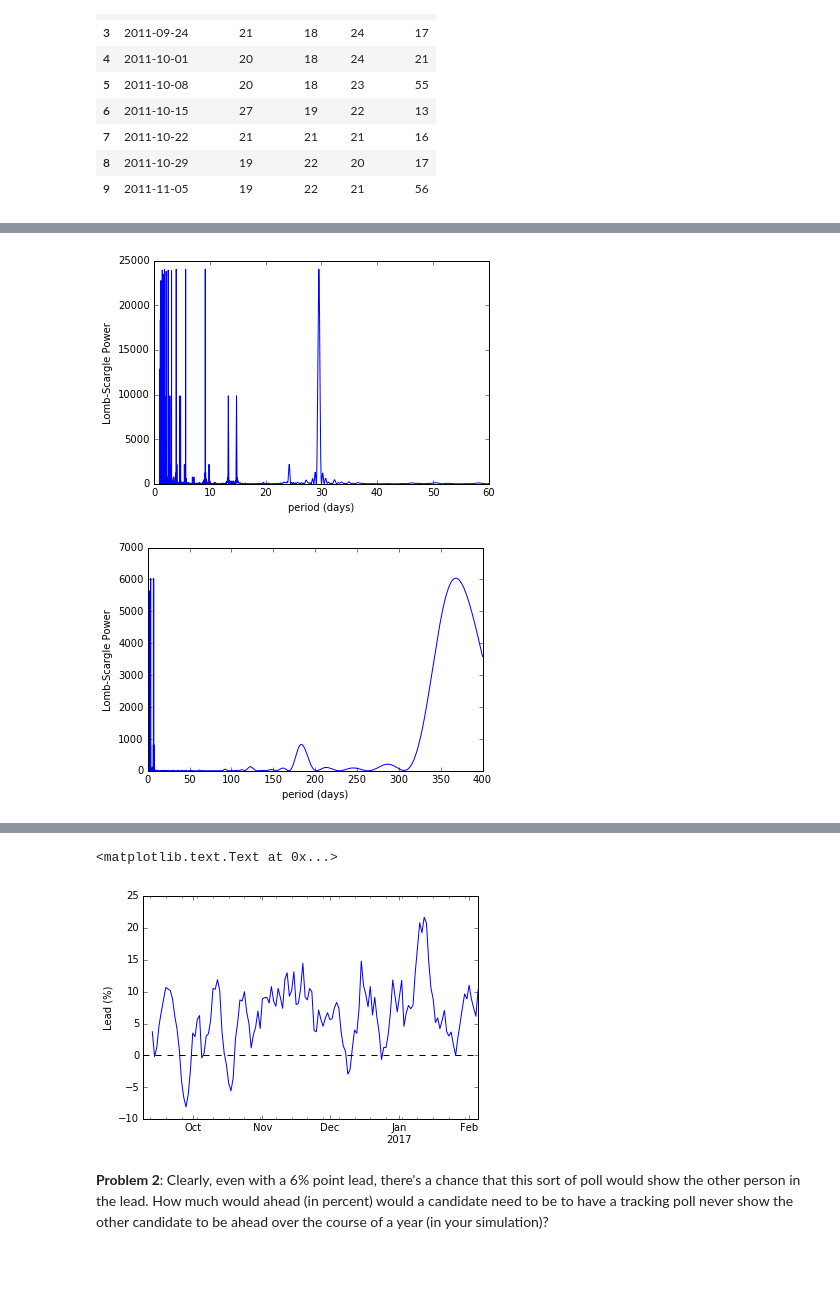
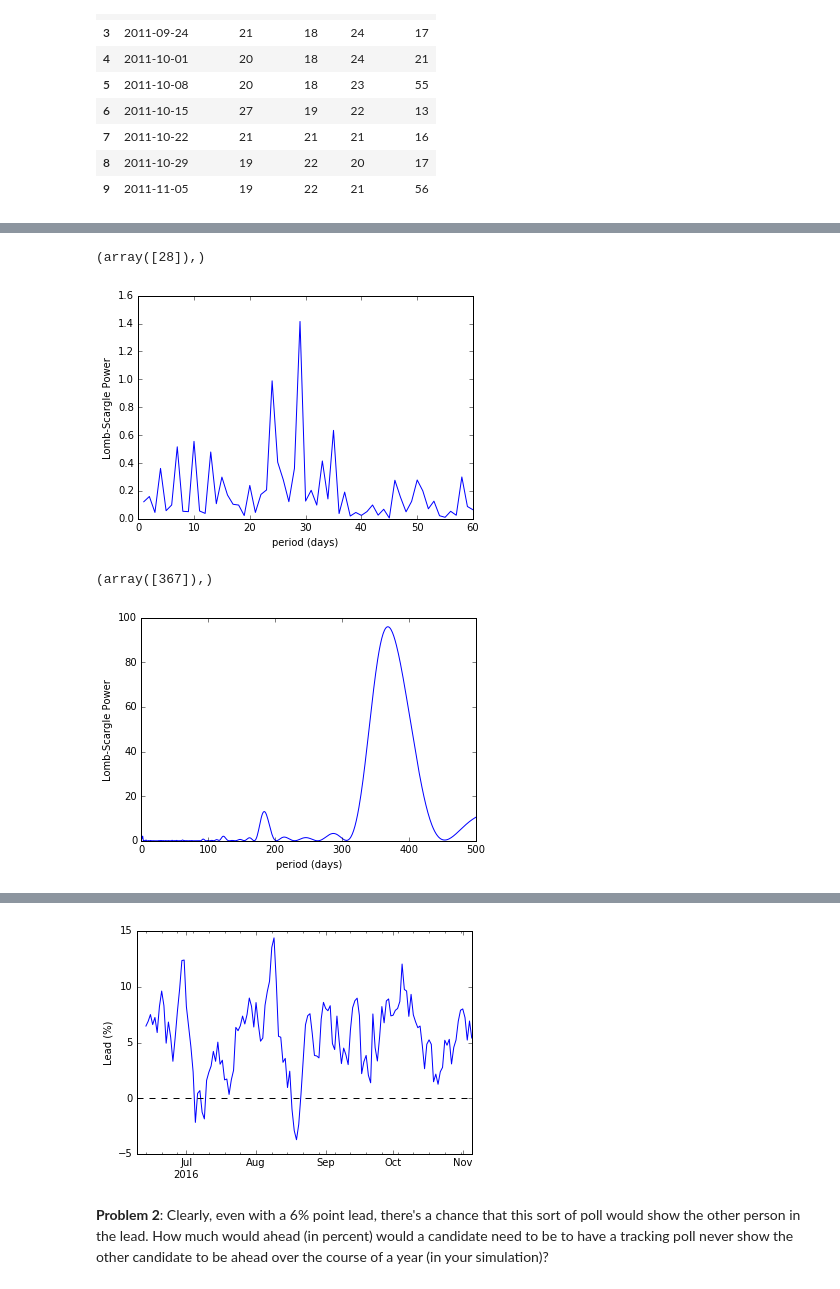
Before and after one commit to irinaene/py-ay250-hw, a Jupyter notebook: hw_1/hw_1_assignment.ipynb, the cells around one changed output, grey strips where cells are left out. Saved outputs shown, nothing was run; the diff lists cells and outputs as text; code cells hidden in the pictures.

```diff
--- a/hw_1/hw_1_assignment.ipynb
+++ b/hw_1/hw_1_assignment.ipynb
@@ -489,31 +490,36 @@ data.plot(x='time', y='full moon')
 [figure]
 # %%
 # Choose a period grid
-periods = np.linspace(1, 60, 100000)
+periods = np.linspace(1, 60, 60)
 ang_freqs = 2 * np.pi / periods
 
 # compute the (unnormalized) periodogram
 # note pre-centering of y values!
-power = lombscargle(data['time'].values,data['full moon'].values-np.mean(data['full moon'].values), ang_freqs)
+power = lombscargle(data['time'].values,(data['full moon'].values-np.mean(data['full moon'].values))\
+                    /np.std(data['full moon'].values), ang_freqs)
 
 # normalize the power
 N = len(data['time'].values)
 
 # plot the results
 fig, ax = plt.subplots()
 #ax.plot(periods, np.sqrt(4*(power/N)))
 ax.plot(periods, power)
-ax.set(xlabel='period (days)', ylabel='Lomb-Scargle Power');
+ax.set_xlabel('period (days)')
+ax.set_ylabel('Lomb-Scargle Power')
+np.where(power == np.max(power))
 # %% [output]
+(array([28]),)
-[figure, old version]
+[figure, new version]
 # %%
 # Choose a period grid
-periods = np.linspace(1, 400, 100000)
+periods = np.linspace(1, 500, 500)
 ang_freqs = 2 * np.pi / periods
 
 # compute the (unnormalized) periodogram
 # note pre-centering of y values!
-power = lombscargle(data['time'].values,data['ice cream'].values-np.mean(data['ice cream'].values), ang_freqs)
+power = lombscargle(data['time'].values,(data['ice cream'].values-np.mean(data['ice cream'].values))\
+                    /np.std(data['ice cream'].values), ang_freqs)
 
 # normalize the power
 N = len(data['time'].values)
@@ -522,9 +528,12 @@ N = len(data['time'].values)
 fig, ax = plt.subplots()
 #ax.plot(periods, np.sqrt(4*(power/N)))
 ax.plot(periods, power)
-ax.set(xlabel='period (days)', ylabel='Lomb-Scargle Power');
+ax.set_xlabel('period (days)')
+ax.set_ylabel('Lomb-Scargle Power')
+np.where(power == np.max(power))
 # %% [output]
+(array([367]),)
-[figure, old version]
+[figure, new version]
 # %% [markdown]
 # #4: Reproducing some insights about the Election
 
@@ -537,11 +546,14 @@ Nate ("not a genius, just a Bayesian") Silver writes often about polls and their
 https://twitter.com/NateSilver538/status/769565612955824128
 # %%
 # your code here
-### function to compute the 5-day rolling average lead
+### function to compute the 5-day rolling average lead (assuming only 2 candidates and people will choose one
+### of the two candidates, i.e. they will not abstain or vote for somebody else)
 def compute_lead(pt_lead, stddev, days, num_ppl):
-    lead_per = (50. + pt_lead/2.)/100. # percentage
+    # percentage of votes needed to have a lead given by pt_lead
+    lead_per = (50. + pt_lead/2.)/100.
+    # generate votes
     data = pd.Series(np.random.normal(loc=lead_per*num_ppl,scale=stddev,size=days), \
-                 index=pd.date_range('9/9/2016', periods=days))
+                 index=pd.date_range('6/9/2016', periods=days))
     # 5 day rolling average
     roll_avg = data.rolling(center=False,window=5).mean()
     roll_avg = roll_avg/num_ppl
@@ -550,16 +562,15 @@ def compute_lead(pt_lead, stddev, days, num_ppl):
 
 ### generate some fake data
 pt_lead = 6
-stddev = 10 # assume a standard deviation of 10
+stddev = 8 # assume a standard deviation of 10
 days = 150 # 5-months period
-num_ppl = 200.
+num_ppl = 200. # people polled per day
 lead = compute_lead(pt_lead, stddev, days, num_ppl)
 lead.plot()
 plt.axhline(0,color='k',ls='--')
-plt.ylabel('Lead (%)')
+plt.ylabel('Lead (%)');
 # %% [output]
-<matplotlib.text.Text at 0x...>
-[figure, old version]
+[figure, new version]
 # %% [markdown]
 **Problem 2**: Clearly, even with a 6% point lead, there's a chance that this sort of poll would show the other person in the lead. How much would ahead (in percent) would a candidate need to be to have a tracking poll never show the other candidate to be ahead over the course of a year (in your simulation)?
 # %%
```
Also changed, not shown: parts of 15 cells of this notebook.
